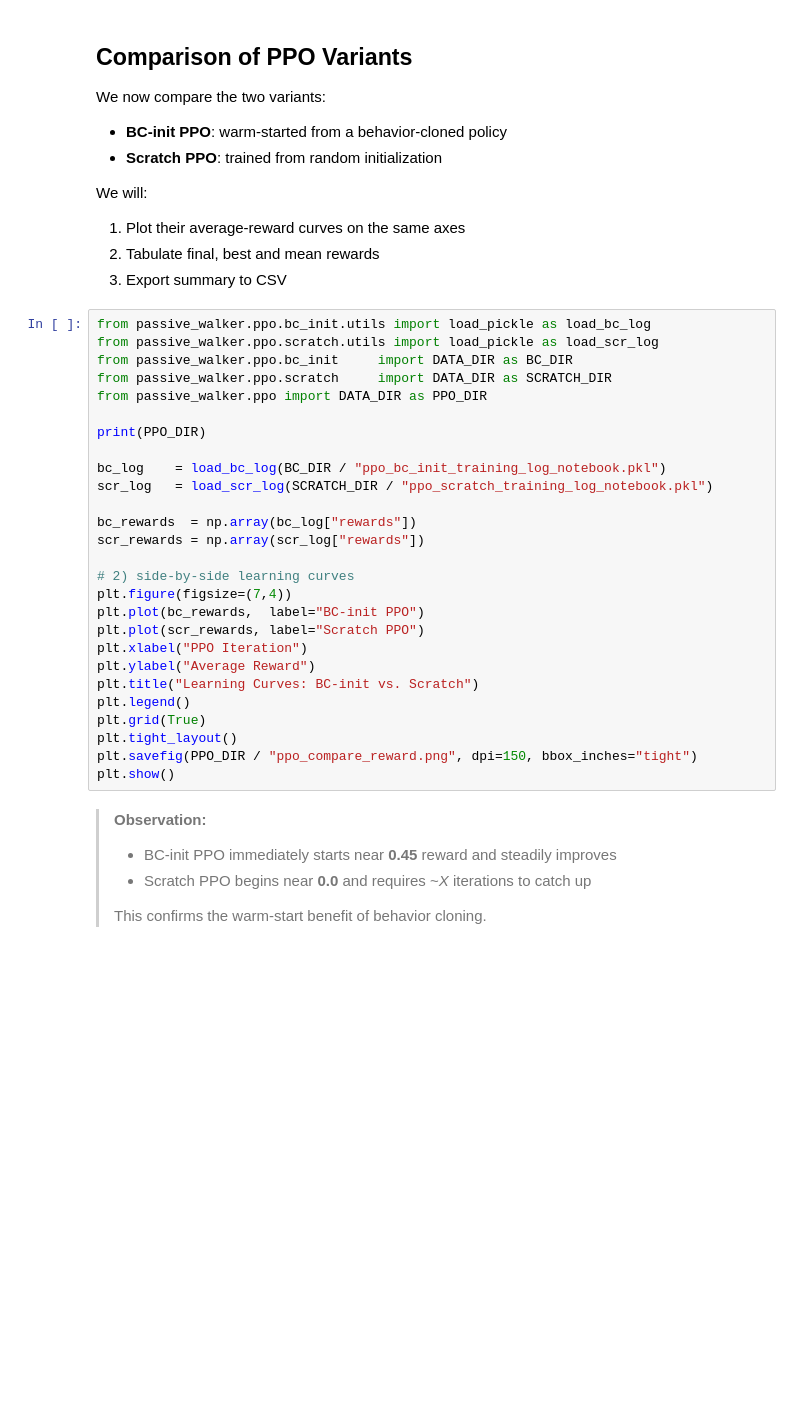
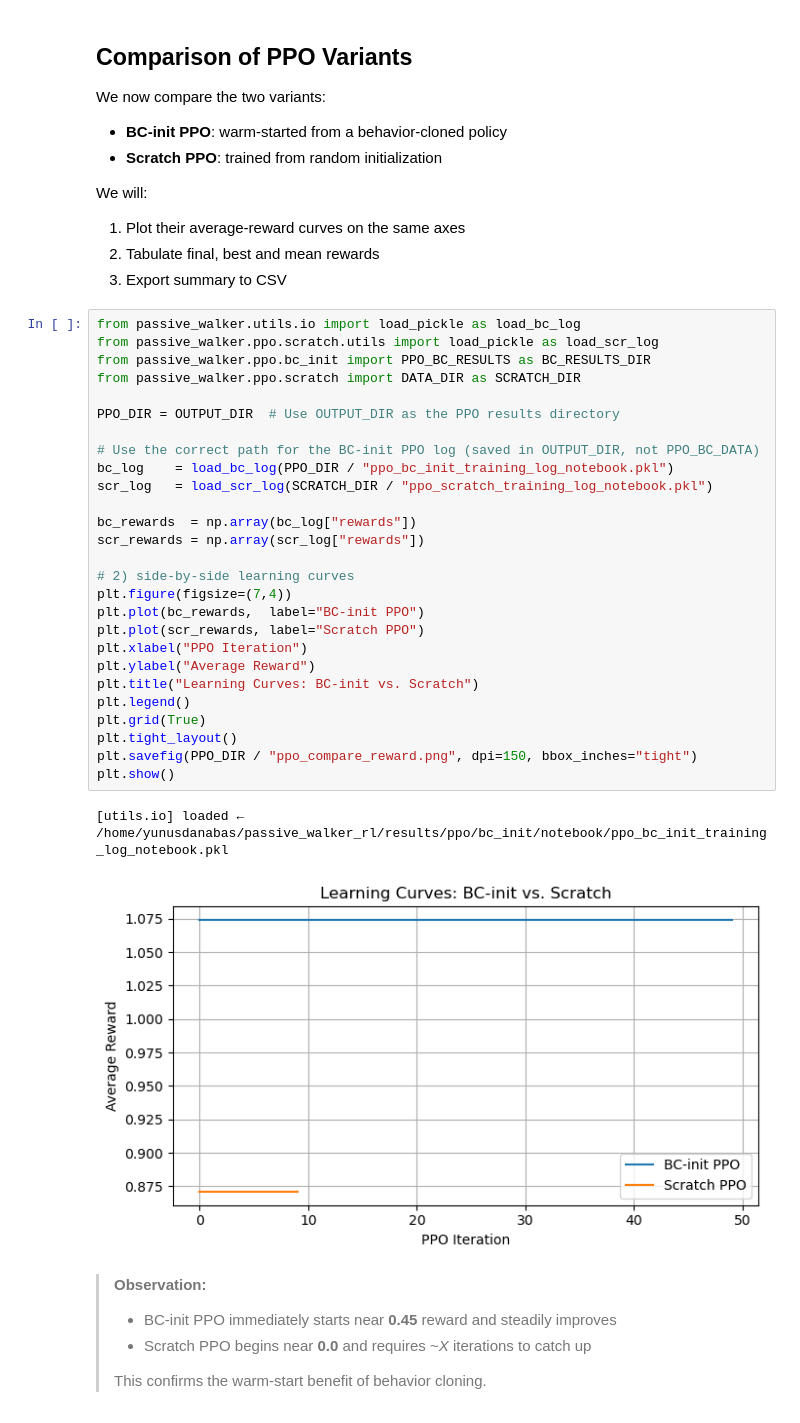
Before and after one commit to yunusdanabas/passive_walker_rl, a Jupyter notebook: passive_walker/ppo/PPO.ipynb, the cells around one changed output. Drawn from its saved outputs; the diff is of its cells as text; blank space fills up the shorter version.

```diff
--- a/passive_walker/ppo/PPO.ipynb
+++ b/passive_walker/ppo/PPO.ipynb
@@ -479,32 +552,35 @@ We will:
 2. Tabulate final, best and mean rewards
 3. Export summary to CSV
 # %%
-from passive_walker.ppo.bc_init.utils import load_pickle as load_bc_log
+from passive_walker.utils.io import load_pickle as load_bc_log
 from passive_walker.ppo.scratch.utils import load_pickle as load_scr_log
-from passive_walker.ppo.bc_init     import DATA_DIR as BC_DIR
-from passive_walker.ppo.scratch     import DATA_DIR as SCRATCH_DIR
-from passive_walker.ppo import DATA_DIR as PPO_DIR
+from passive_walker.ppo.bc_init import PPO_BC_RESULTS as BC_RESULTS_DIR
+from passive_walker.ppo.scratch import DATA_DIR as SCRATCH_DIR
 
-print(PPO_DIR)
+PPO_DIR = OUTPUT_DIR  # Use OUTPUT_DIR as the PPO results directory
 
-bc_log    = load_bc_log(BC_DIR / "ppo_bc_init_training_log_notebook.pkl")
+# Use the correct path for the BC-init PPO log (saved in OUTPUT_DIR, not PPO_BC_DATA)
+bc_log    = load_bc_log(PPO_DIR / "ppo_bc_init_training_log_notebook.pkl")
 scr_log   = load_scr_log(SCRATCH_DIR / "ppo_scratch_training_log_notebook.pkl")
 
 bc_rewards  = np.array(bc_log["rewards"])
 scr_rewards = np.array(scr_log["rewards"])
 
 # 2) side‐by‐side learning curves
 plt.figure(figsize=(7,4))
 plt.plot(bc_rewards,  label="BC-init PPO")
 plt.plot(scr_rewards, label="Scratch PPO")
 plt.xlabel("PPO Iteration")
 plt.ylabel("Average Reward")
 plt.title("Learning Curves: BC-init vs. Scratch")
 plt.legend()
 plt.grid(True)
 plt.tight_layout()
 plt.savefig(PPO_DIR / "ppo_compare_reward.png", dpi=150, bbox_inches="tight")
 plt.show()
+# %% [output]
+[utils.io] loaded ← /home/yunusdanabas/passive_walker_rl/results/ppo/bc_init/notebook/ppo_bc_init_training_log_notebook.pkl
+[figure, added]
 # %% [markdown]
 > **Observation:**
 > - BC-init PPO immediately starts near **0.45** reward and steadily improves
```
Also changed, not shown: parts of 15 cells of this notebook, 45 other files.
